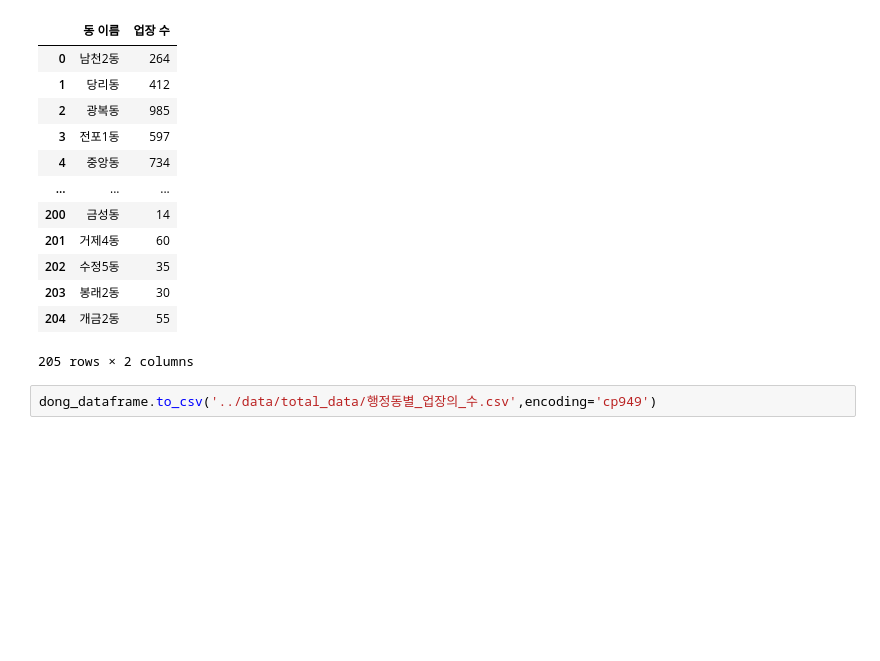
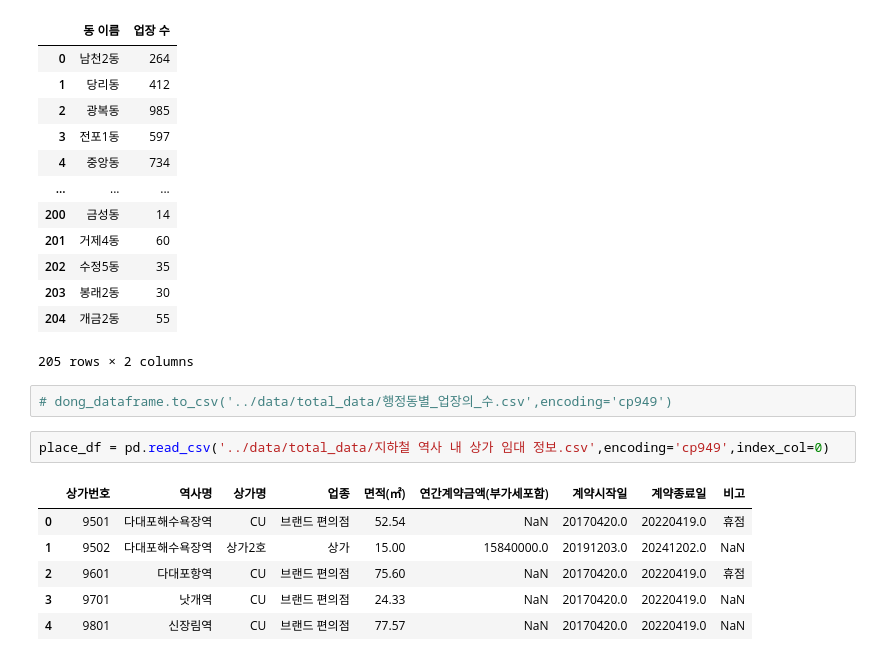
Before and after one commit to Busan-Bigdata-analysis/storage, a Jupyter notebook: visualization/visual_graph.ipynb, the cells around one changed output. Cells and saved outputs as stored; diff of their text form; blank space fills up the shorter version.

```diff
--- a/visualization/visual_graph.ipynb
+++ b/visualization/visual_graph.ipynb
@@ -137,4 +172,13 @@ dong_dataframe
 | 204 | 개금2동 | 55 |
 205 rows × 2 columns
 # %%
-dong_dataframe.to_csv('../data/total_data/행정동별_업장의_수.csv',encoding='cp949')
+# dong_dataframe.to_csv('../data/total_data/행정동별_업장의_수.csv',encoding='cp949')
+# %%
+place_df = pd.read_csv('../data/total_data/지하철 역사 내 상가 임대 정보.csv',encoding='cp949',index_col=0)
+# %% [output]
+|  | 상가번호 | 역사명 | 상가명 | 업종 | 면적(㎡) | 연간계약금액(부가세포함) | 계약시작일 | 계약종료일 | 비고 |
+| 0 | 9501 | 다대포해수욕장역 | CU | 브랜드 편의점 | 52.54 | NaN | 20170420.0 | 20220419.0 | 휴점 |
+| 1 | 9502 | 다대포해수욕장역 | 상가2호 | 상가 | 15.00 | 15840000.0 | 20191203.0 | 20241202.0 | NaN |
+| 2 | 9601 | 다대포항역 | CU | 브랜드 편의점 | 75.60 | NaN | 20170420.0 | 20220419.0 | 휴점 |
+| 3 | 9701 | 낫개역 | CU | 브랜드 편의점 | 24.33 | NaN | 20170420.0 | 20220419.0 | NaN |
+| 4 | 9801 | 신장림역 | CU | 브랜드 편의점 | 77.57 | NaN | 20170420.0 | 20220419.0 | NaN |
```
Also changed, not shown: parts of 20 cells of this notebook, 1 other file.
